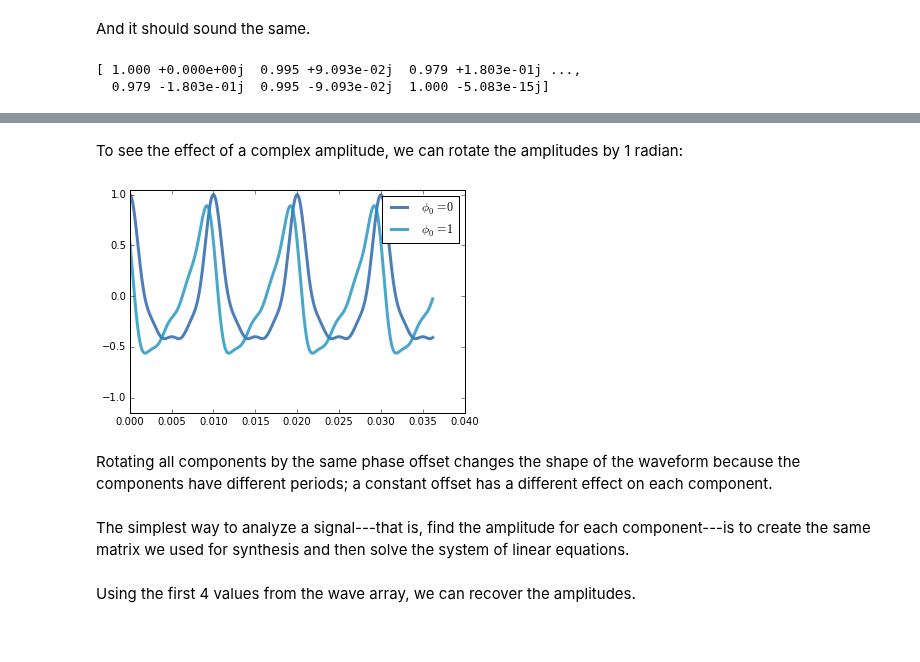
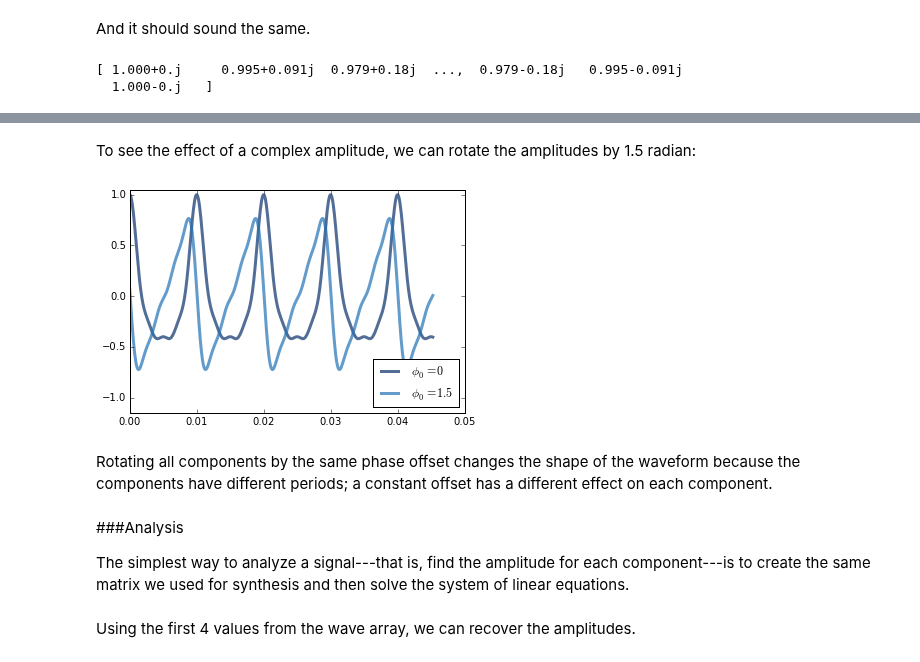
Before and after one commit to AllenDowney/ThinkDSP, a Jupyter notebook: code/chap07.ipynb, the cells around one changed output, grey strips where cells are left out. Drawn from its saved outputs; the diff is of its cells as text; code cells hidden in the pictures.

```diff
--- a/code/chap07.ipynb
+++ b/code/chap07.ipynb
@@ -12,14 +12,16 @@ from __future__ import print_function, division
 import thinkdsp
 import thinkplot
 import thinkstats2
-import math
+
 import numpy as np
 
-%precision 3
+import warnings
+warnings.filterwarnings('ignore')
+
+PI2 = 2 * np.pi
+
+np.set_printoptions(precision=3, suppress=True)
 %matplotlib inline
-
-PI2 = 2 * math.pi
-i = complex(0, 1)
 # %% [markdown]
 Here's the definition of ComplexSinusoid, with print statements to display intermediate results.
 # %%
@@ -34,10 +36,9 @@ class ComplexSinusoid(thinkdsp.Sinusoid):
         returns: float wave array
         """
         print(ts)
-        i = complex(0, 1)
         phases = PI2 * self.freq * ts + self.offset
         print(phases)
-        ys = self.amp * np.exp(i * phases)
+        ys = self.amp * np.exp(1j * phases)
         return ys
 # %% [markdown]
 Here's an example:
@@ -91,22 +97,19 @@ wave.make_audio()
 # %% [markdown]
 We can express the same process using matrix multiplication.
 # %%
-PI2 = 2 * math.pi
-i = complex(0, 1)
-amps = np.array([0.6, 0.25, 0.1, 0.05])
-
 def synthesize2(amps, freqs, ts):
     args = np.outer(ts, freqs)
-    M = np.exp(i * PI2 * args)
+    M = np.exp(1j * PI2 * args)
     ys = np.dot(M, amps)
     return ys
 # %% [markdown]
 And it should sound the same.
 # %%
+amps = np.array([0.6, 0.25, 0.1, 0.05])
 ys = synthesize2(amps, freqs, ts)
 print(ys)
 # %% [output]
-[ 1.000 +0.000e+00j  0.995 +9.093e-02j  0.979 +1.803e-01j ...,
-  0.979 -1.803e-01j  0.995 -9.093e-02j  1.000 -5.083e-15j]
+[ 1.000+0.j     0.995+0.091j  0.979+0.18j  ...,  0.979-0.18j   0.995-0.091j
+  1.000-0.j   ]
 # %%
 wave = thinkdsp.Wave(ys.real, framerate)
@@ -114,20 +118,23 @@ wave.make_audio()
 # %% [output]
 [interactive output not drawn]
 # %% [markdown]
-To see the effect of a complex amplitude, we can rotate the amplitudes by 1 radian:
+To see the effect of a complex amplitude, we can rotate the amplitudes by 1.5 radian:
 # %%
-amps2 = amps * np.exp(1j)
+phi = 1.5
+amps2 = amps * np.exp(1j * phi)
 ys2 = synthesize2(amps2, freqs, ts)
 
-n=400
+n = 500
 thinkplot.plot(ts[:n], ys.real[:n], label=r'$\phi_0 = 0$')
-thinkplot.plot(ts[:n], ys2.real[:n], label=r'$\phi_0 = 1$')
-thinkplot.config(ylim=[-1.15, 1.05])
+thinkplot.plot(ts[:n], ys2.real[:n], label=r'$\phi_0 = 1.5$')
+thinkplot.config(ylim=[-1.15, 1.05], loc='lower right')
 # %% [output]
-[figure, old version]
+[figure, new version]
 # %% [markdown]
 Rotating all components by the same phase offset changes the shape of the waveform because the components have different periods; a constant offset has a different effect on each component.
 # %% [markdown]
+###Analysis
+
 The simplest way to analyze a signal---that is, find the amplitude for each component---is to create the same matrix we used for synthesis and then solve the system of linear equations.
 # %%
 def analyze1(ys, freqs, ts):
```
Also changed, not shown: parts of 37 cells of this notebook, 1 other file.
